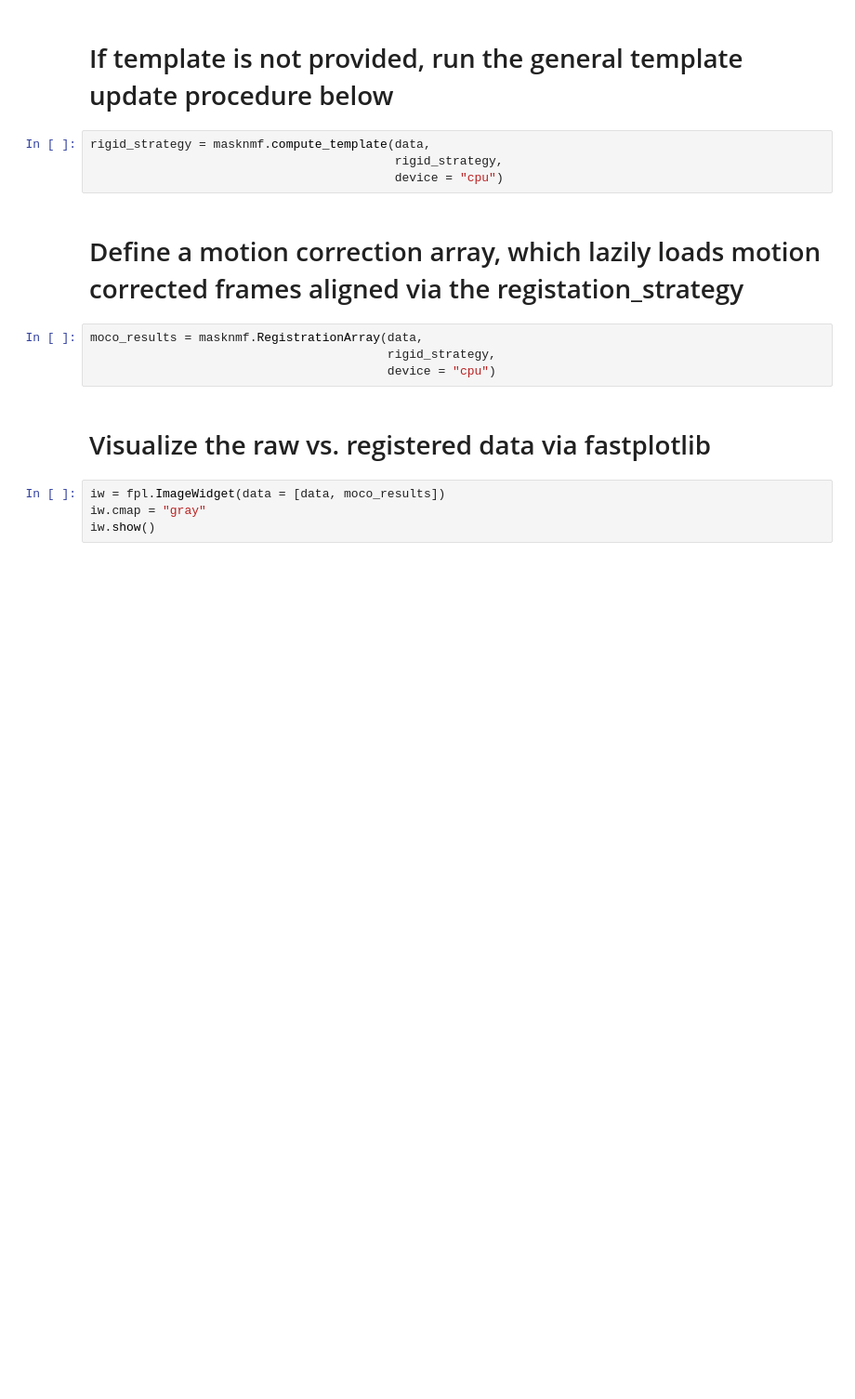
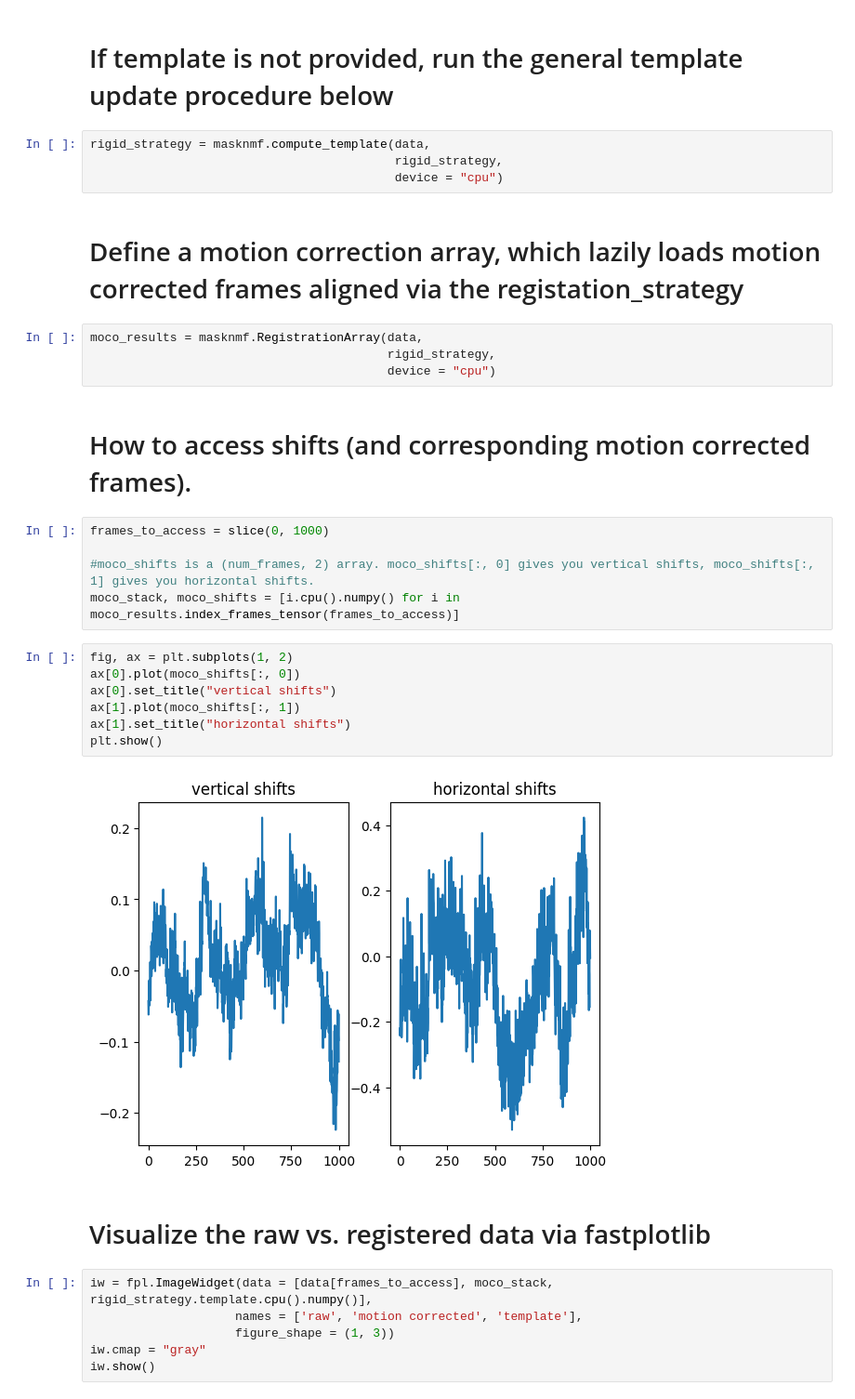
Before and after one commit to apasarkar/masknmf-toolbox, a Jupyter notebook: notebooks/motion_correction_demos/rigid_motion_correction.ipynb, the cells around one changed output. Shown at 93% size. Cells and saved outputs as stored; diff of their text form; blank space fills up the shorter version.

Commit message:
Includes motion correction demo for rigid registration with option to view the shifts

```diff
--- a/notebooks/motion_correction_demos/rigid_motion_correction.ipynb
+++ b/notebooks/motion_correction_demos/rigid_motion_correction.ipynb
@@ -28,9 +27,27 @@ rigid_strategy = masknmf.compute_template(data,
 moco_results = masknmf.RegistrationArray(data,
                                          rigid_strategy,
                                          device = "cpu")
+# %% [markdown]
+# How to access shifts (and corresponding motion corrected frames).
+# %%
+frames_to_access = slice(0, 1000)
+
+#moco_shifts is a (num_frames, 2) array. moco_shifts[:, 0] gives you vertical shifts, moco_shifts[:, 1] gives you horizontal shifts.
+moco_stack, moco_shifts = [i.cpu().numpy() for i in moco_results.index_frames_tensor(frames_to_access)]
+# %%
+fig, ax = plt.subplots(1, 2)
+ax[0].plot(moco_shifts[:, 0])
+ax[0].set_title("vertical shifts")
+ax[1].plot(moco_shifts[:, 1])
+ax[1].set_title("horizontal shifts")
+plt.show()
+# %% [output]
+[figure, added]
 # %% [markdown]
 # Visualize the raw vs. registered data via fastplotlib
 # %%
-iw = fpl.ImageWidget(data = [data, moco_results])
+iw = fpl.ImageWidget(data = [data[frames_to_access], moco_stack, rigid_strategy.template.cpu().numpy()],
+                    names = ['raw', 'motion corrected', 'template'],
+                    figure_shape = (1, 3))
 iw.cmap = "gray"
 iw.show()
```
Also changed, not shown: parts of 1 cell of this notebook.
